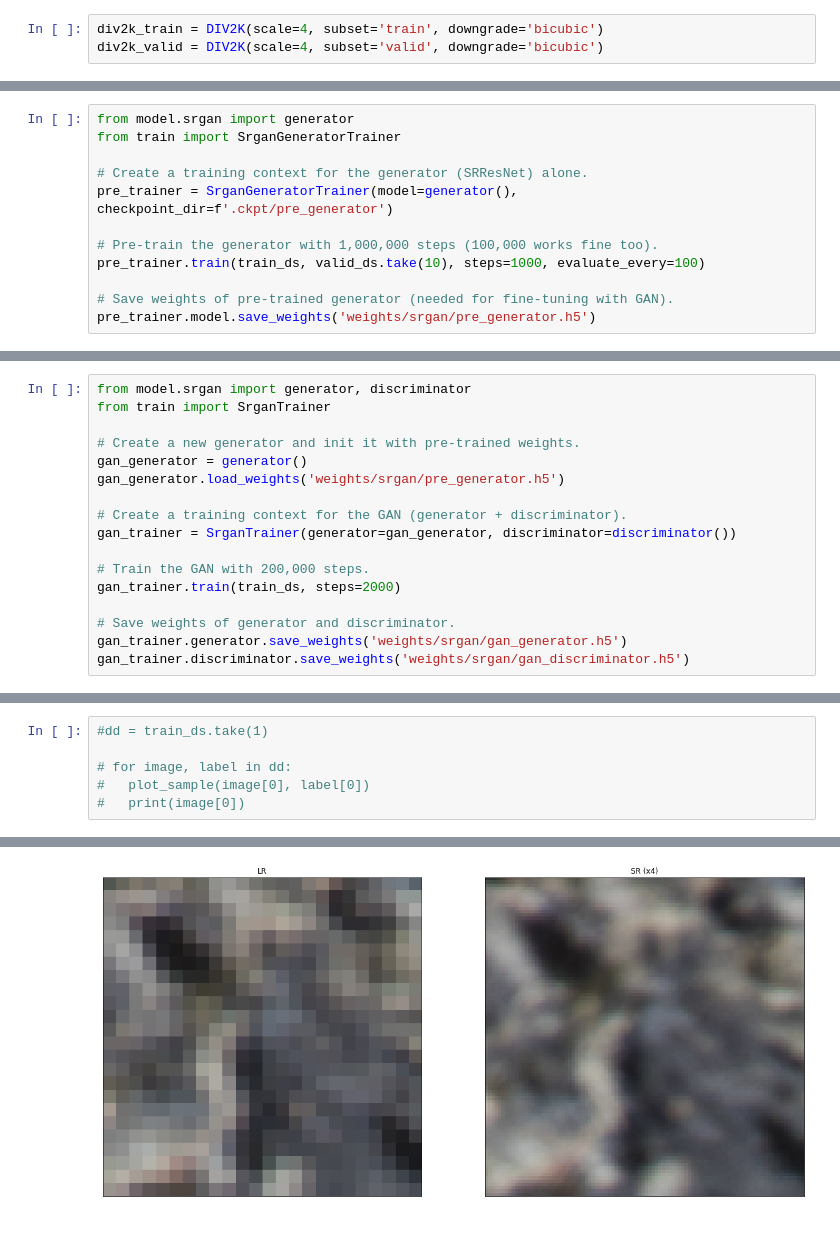
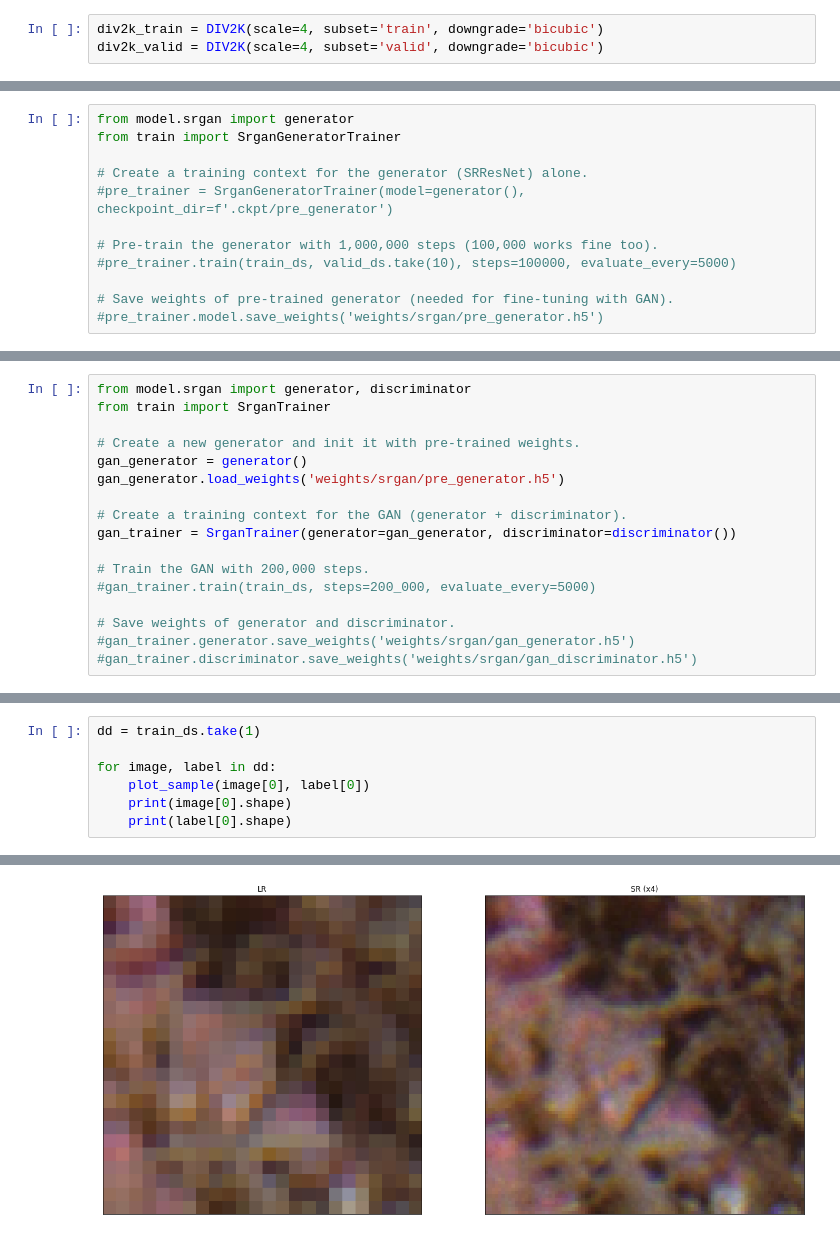
Before and after one commit to inSam/SR-GAN-Edge-TPU, a Jupyter notebook: super-resolution.ipynb, the cells around one changed output, grey strips where cells are left out. Drawn from its saved outputs; the diff is of its cells as text.

```diff
--- a/super-resolution.ipynb
+++ b/super-resolution.ipynb
@@ -58,10 +41,10 @@ from model.srgan import generator
 from train import SrganGeneratorTrainer
 
 # Create a training context for the generator (SRResNet) alone.
-pre_trainer = SrganGeneratorTrainer(model=generator(), checkpoint_dir=f'.ckpt/pre_generator')
+#pre_trainer = SrganGeneratorTrainer(model=generator(), checkpoint_dir=f'.ckpt/pre_generator')
 
 # Pre-train the generator with 1,000,000 steps (100,000 works fine too).
-pre_trainer.train(train_ds, valid_ds.take(10), steps=1000, evaluate_every=100)
+#pre_trainer.train(train_ds, valid_ds.take(10), steps=100000, evaluate_every=5000)
 
 # Save weights of pre-trained generator (needed for fine-tuning with GAN).
-pre_trainer.model.save_weights('weights/srgan/pre_generator.h5')
+#pre_trainer.model.save_weights('weights/srgan/pre_generator.h5')
@@ -88,8 +60,8 @@ gan_generator.load_weights('weights/srgan/pre_generator.h5')
 gan_trainer = SrganTrainer(generator=gan_generator, discriminator=discriminator())
 
 # Train the GAN with 200,000 steps.
-gan_trainer.train(train_ds, steps=2000)
+#gan_trainer.train(train_ds, steps=200_000, evaluate_every=5000)
 
 # Save weights of generator and discriminator.
-gan_trainer.generator.save_weights('weights/srgan/gan_generator.h5')
-gan_trainer.discriminator.save_weights('weights/srgan/gan_discriminator.h5')
+#gan_trainer.generator.save_weights('weights/srgan/gan_generator.h5')
+#gan_trainer.discriminator.save_weights('weights/srgan/gan_discriminator.h5')
@@ -315,9 +268,10 @@ See the operation log file for individual operation details.
 Compilation child process completed within timeout period.
 Compilation succeeded!
 # %%
-#dd = train_ds.take(1)
+dd = train_ds.take(1)
 
-# for image, label in dd:
-#   plot_sample(image[0], label[0])
-#   print(image[0])
+for image, label in dd:
+    plot_sample(image[0], label[0])
+    print(image[0].shape)
+    print(label[0].shape)
 # %% [output]
@@ -341 +280 @@ tf.Tensor(
-[figure, old version]
+[figure, new version]
```
Also changed, not shown: parts of 19 cells of this notebook, 9 other files.
